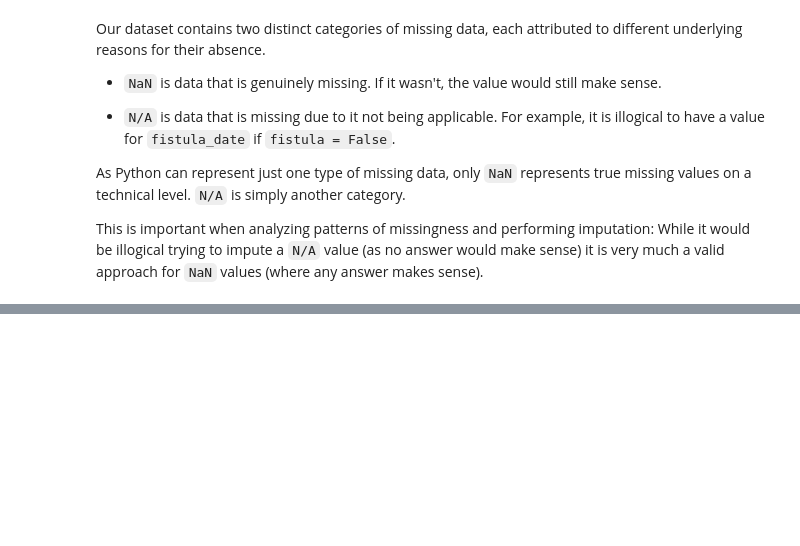
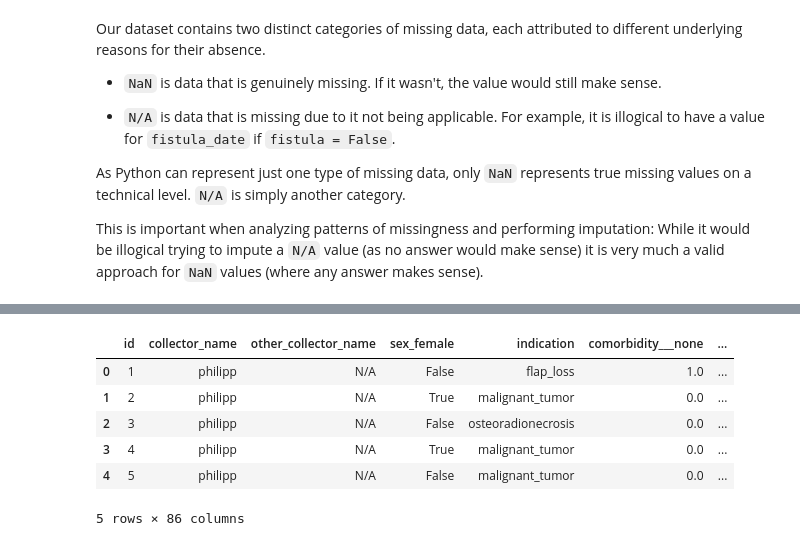
Before and after one commit to philipp-lampert/mymandible, a Jupyter notebook: mymandible.ipynb, the cells around one changed output, grey strips where cells are left out. Saved outputs shown, nothing was run; the diff lists cells and outputs as text; code cells hidden in the pictures; blank space fills up the shorter version.

```diff
--- a/mymandible.ipynb
+++ b/mymandible.ipynb
@@ -30,3 +36,3 @@ df.head()
 # %%
-df = df.drop(["predictors_complete", "outcomes_complete", "imaging_complete"], axis = 1)
-df.columns.values
+df = df.drop(["predictors_complete", "outcomes_complete", "imaging_complete"], axis = 1) # Removing auto-generated RedCap columns
+df = df.loc[:, ~df.columns.str.startswith("days_to_")] # Removing date-related columns
@@ -50,0 +41,3 @@ array(['id', 'collector_name', 'other_collector_name', 'sex_female',
+# %%
+nan_columns = df.filter(like="___nan").columns
+nan_columns
@@ -50,0 +51,3 @@ array(['id', 'collector_name', 'other_collector_name', 'sex_female',
+# %%
+checkbox_list = [name.split("___nan")[0] for name in nan_columns]
+checkbox_list
@@ -50,0 +67,16 @@ array(['id', 'collector_name', 'other_collector_name', 'sex_female',
+# %%
+for feature in checkbox_list:
+  row_with_nan = df[f"{feature}___nan"] == 1
+  columns = df.columns[df.columns.str.startswith(feature)]
+  df.loc[row_with_nan, columns] = np.nan
+  df = df.drop(f"{feature}___nan", axis=1)
+# %%
+df.head()
+# %% [output]
+|  | id | collector_name | other_collector_name | sex_female | indication | comorbidity___none | ... |
+| 0 | 1 | philipp | N/A | False | flap_loss | 1.0 | ... |
+| 1 | 2 | philipp | N/A | True | malignant_tumor | 0.0 | ... |
+| 2 | 3 | philipp | N/A | False | osteoradionecrosis | 0.0 | ... |
+| 3 | 4 | philipp | N/A | True | malignant_tumor | 0.0 | ... |
+| 4 | 5 | philipp | N/A | False | malignant_tumor | 0.0 | ... |
+5 rows × 86 columns
```
Also changed, not shown: parts of 7 cells of this notebook.
